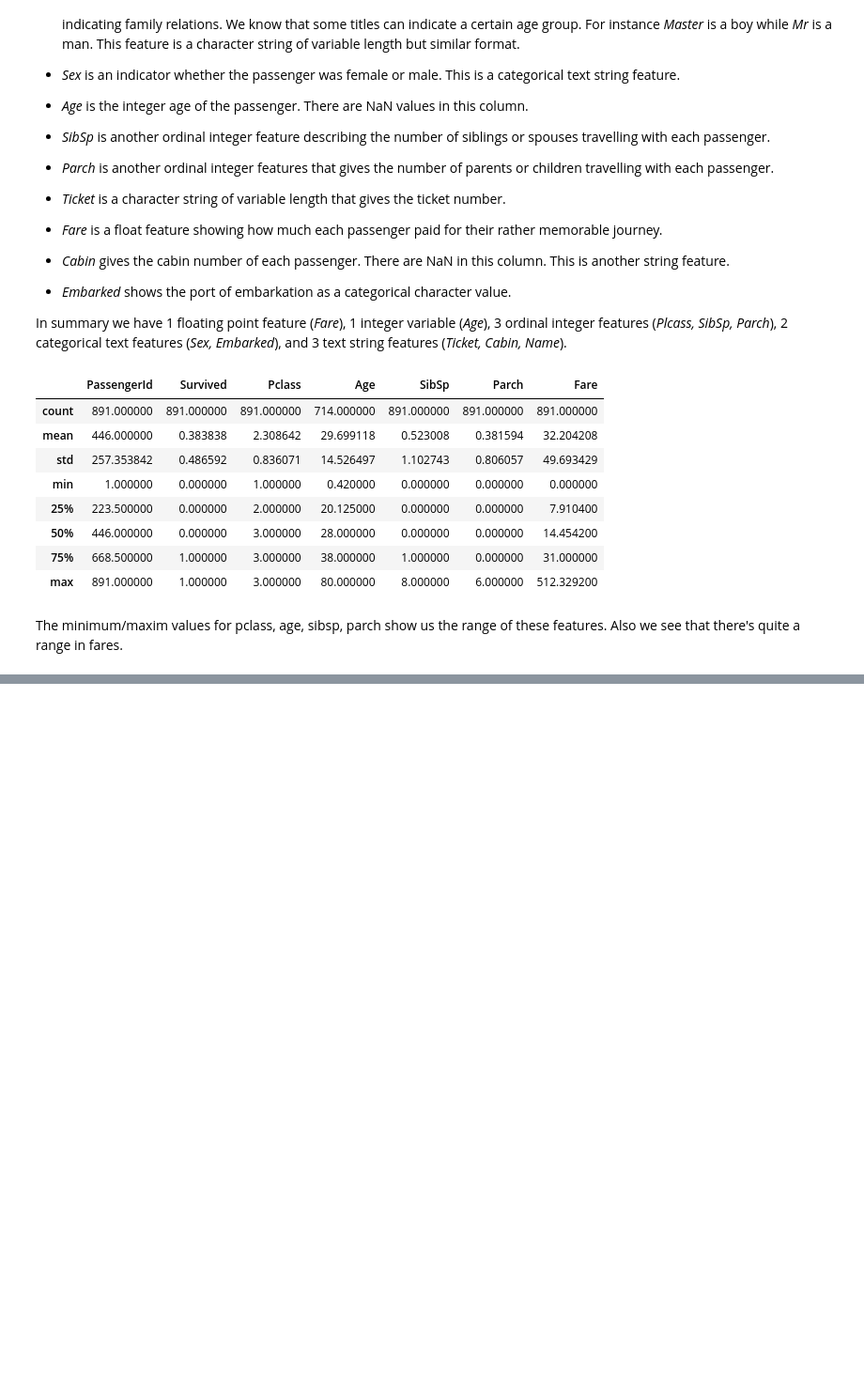
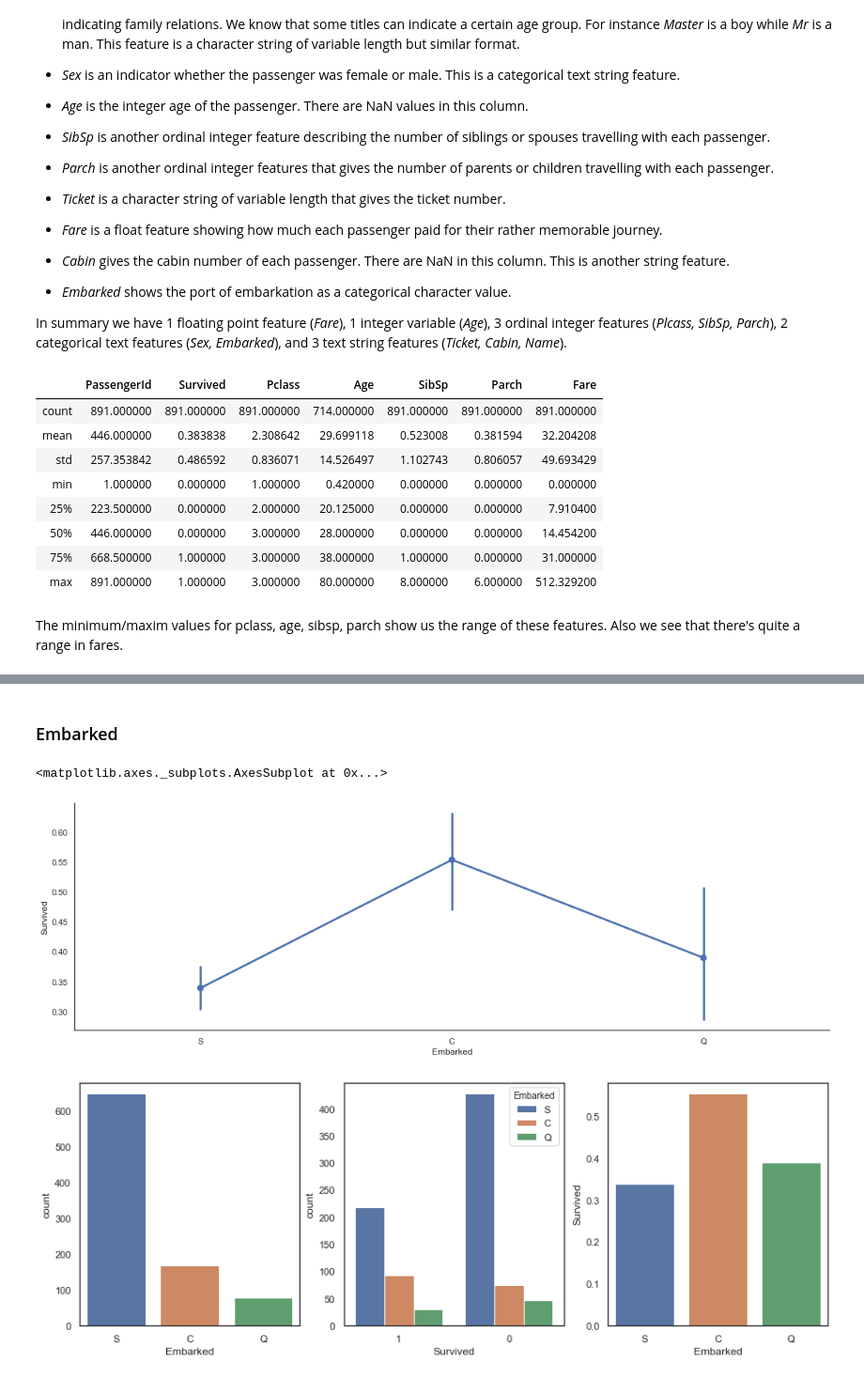
Before and after one commit to gulstein86/data_analytics, a Jupyter notebook: group assignment/titanic/Group11_assignment.ipynb, the cells around one changed output, grey strips where cells are left out. Shown at 94% size. Cells and saved outputs as stored; diff of their text form; code cells hidden in the pictures; blank space fills up the shorter version.

```diff
--- a/group assignment/titanic/Group11_assignment.ipynb
+++ b/group assignment/titanic/Group11_assignment.ipynb
@@ -89,0 +176,22 @@ The minimum/maxim values for pclass, age, sibsp, parch show us the range of thes
+# %%
+# Drop unnecessary columns, these columns won't be useful in analysis and prediction
+train = train.drop(['PassengerId','Name','Ticket','Cabin'], axis=1)
+test = test.drop(['Name','Ticket','Cabin'], axis=1)
+# %% [markdown]
+### Embarked
+# %%
+# Only in train dataset, fill the two missing values with the most occurred value, which is "S".
+train["Embarked"] = train["Embarked"].fillna("S")
+sns.factorplot('Embarked','Survived', data=train, size=5, aspect=3)
+fig, (axis1,axis2,axis3) = plt.subplots(1,3,figsize=(15,5))
+
+sns.countplot(x='Embarked', data=train, ax=axis1)
+sns.countplot(x='Survived', hue="Embarked", data=train, order=[1,0], ax=axis2)
+
+# group by embarked, and get the mean for survived passengers for each value in Embarked
+embark_perc = train[["Embarked", "Survived"]].groupby(['Embarked'],as_index=False).mean()
+sns.barplot(x='Embarked', y='Survived', data=embark_perc,order=['S','C','Q'],ax=axis3)
+# %% [output]
+<matplotlib.axes._subplots.AxesSubplot at 0x...>
+[figure, added]
+[figure, added]
```
Also changed, not shown: parts of 52 cells of this notebook, 2 other files.
